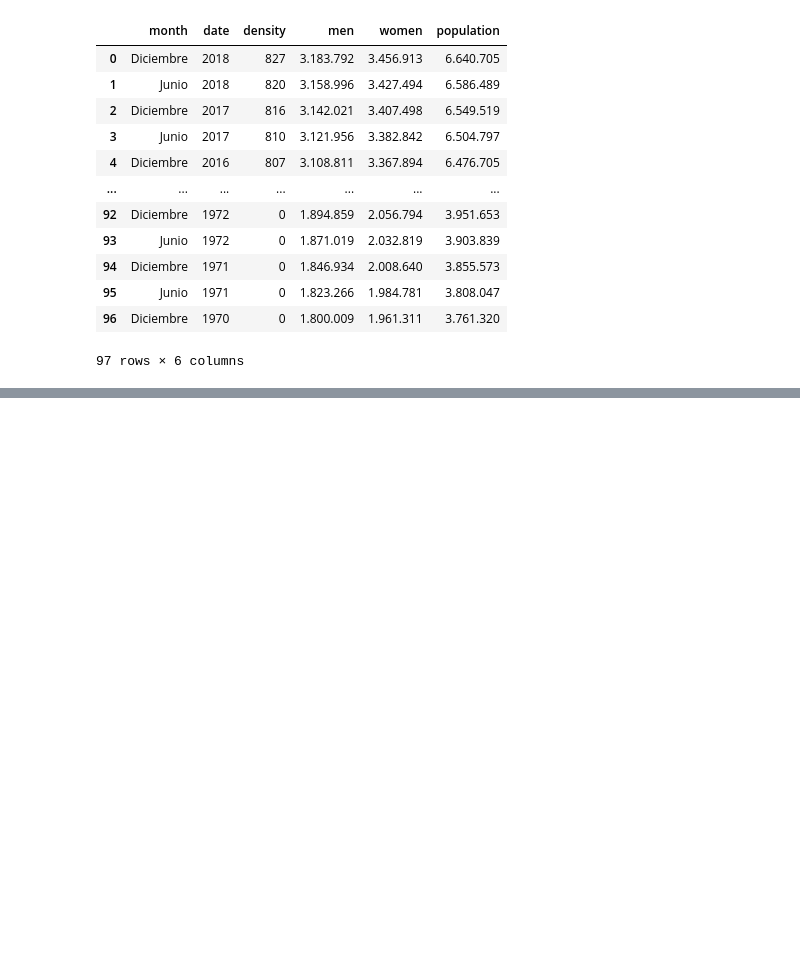
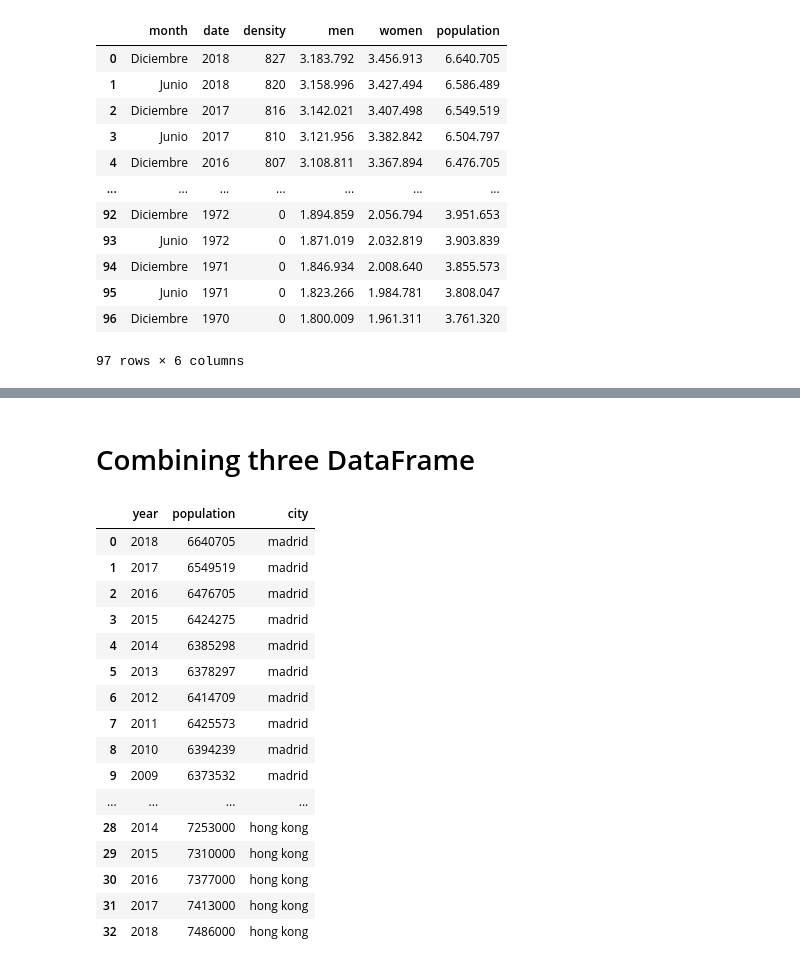
Before and after one commit to andres2203/pollution_correlation, a Jupyter notebook: Population DataFrame.ipynb, the cells around one changed output, grey strips where cells are left out. Drawn from its saved outputs; the diff is of its cells as text; code cells hidden in the pictures; blank space fills up the shorter version.

Commit message:
Merged population DataFrames

```diff
--- a/Population DataFrame.ipynb
+++ b/Population DataFrame.ipynb
@@ -128,0 +258,3 @@ mad_pop
+# %%
+hk_pop = pd.DataFrame(list(population_dict.items()), columns=['year', 'population'])
+hk_pop
@@ -128,0 +275,5 @@ mad_pop
+# %%
+# formatting population numbers
+hk_pop['population'] = hk_pop['population'].str.replace('.','').astype(int)
+# %%
+hk_pop['population']=hk_pop['population']*1000
@@ -128,0 +294,4 @@ mad_pop
+# %%
+# adding 'city' column
+hk_pop = hk_pop.assign(city='hong kong')
+hk_pop
@@ -128,0 +312,23 @@ mad_pop
+# %% [markdown]
+# Combining three DataFrame
+# %%
+all_pop = pd.concat([mad_pop,ber_pop,hk_pop]).reset_index(drop=True)
+all_pop
+# %% [output]
+|  | year | population | city |
+| 0 | 2018 | 6640705 | madrid |
+| 1 | 2017 | 6549519 | madrid |
+| 2 | 2016 | 6476705 | madrid |
+| 3 | 2015 | 6424275 | madrid |
+| 4 | 2014 | 6385298 | madrid |
+| 5 | 2013 | 6378297 | madrid |
+| 6 | 2012 | 6414709 | madrid |
+| 7 | 2011 | 6425573 | madrid |
+| 8 | 2010 | 6394239 | madrid |
+| 9 | 2009 | 6373532 | madrid |
+| ... | ... | ... | ... |
+| 28 | 2014 | 7253000 | hong kong |
+| 29 | 2015 | 7310000 | hong kong |
+| 30 | 2016 | 7377000 | hong kong |
+| 31 | 2017 | 7413000 | hong kong |
+| 32 | 2018 | 7486000 | hong kong |
```
Also changed, not shown: parts of 21 cells of this notebook.
